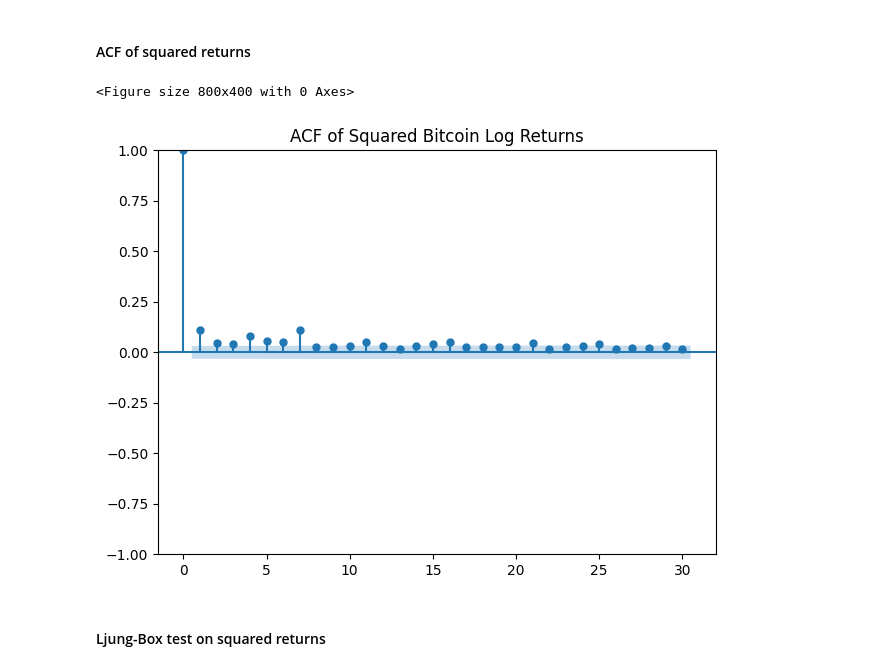
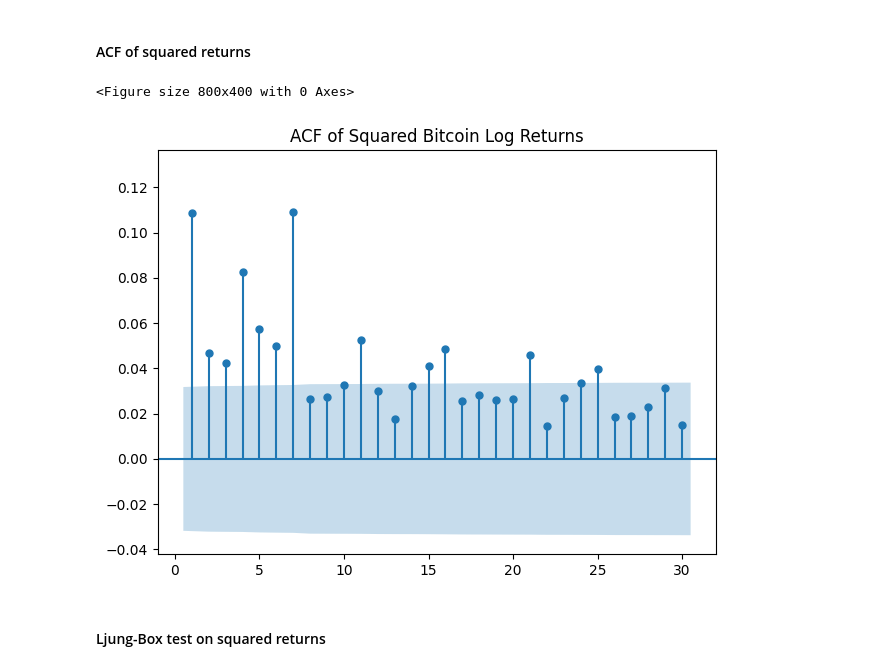
Before and after one commit to matthijs174/project, a Jupyter notebook: notebooks/01_data_setup.ipynb, the cells around one changed output. Drawn from its saved outputs; the diff is of its cells as text; code cells hidden in the pictures.

```diff
--- a/notebooks/01_data_setup.ipynb
+++ b/notebooks/01_data_setup.ipynb
@@ -210,14 +210,14 @@ Ljung-Box test on returns:
 #### ACF of squared returns
 # %%
 plt.figure(figsize=(8, 4))
-plot_acf(df["log_return"]**2, lags=30)
+plot_acf(df["log_return"]**2, lags=30, zero=False, alpha=0.05, auto_ylims=True)
 plt.title("ACF of Squared Bitcoin Log Returns")
 plt.tight_layout()
 plt.savefig("../output/figures/ACF_of_squared_bitcoin_log_returns.png", dpi=300)
 plt.show()
 # %% [output]
 <Figure size 800x400 with 0 Axes>
-[figure, old version]
+[figure, new version]
 # %% [markdown]
 #### Ljung-Box test on squared returns
 # %%
```
Also changed, not shown: parts of 1 cell of this notebook.
